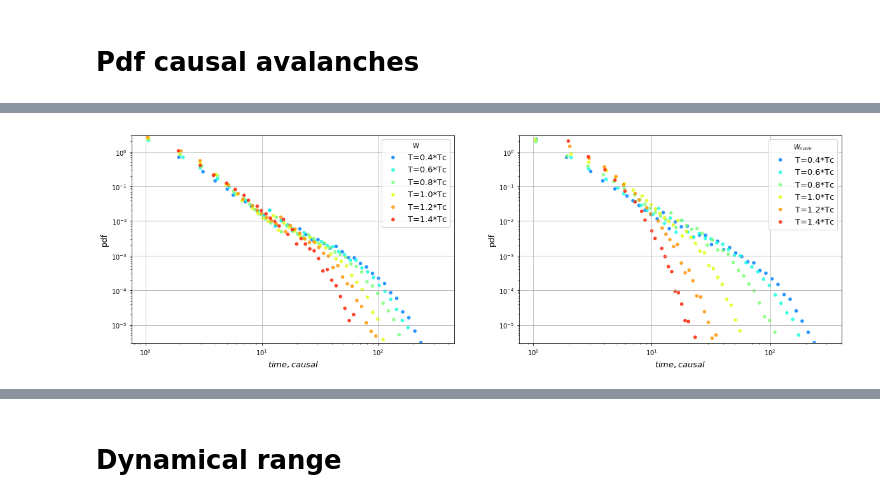
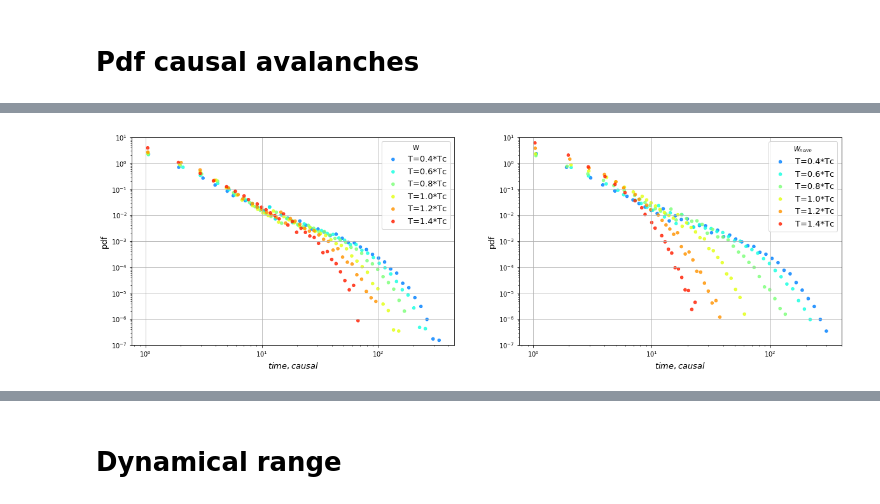
Before and after one commit to gbarzon/HTC_Mesoscopic_Brain, a Jupyter notebook: HTC_results_1.ipynb, the cells around one changed output, grey strips where cells are left out. Cells and saved outputs as stored; diff of their text form; code cells hidden in the pictures.

```diff
--- a/HTC_results_1.ipynb
+++ b/HTC_results_1.ipynb
@@ -65,5 +125,4 @@ plotter.plot_pdf(mod, 'size_causal', Nbins=None, yrange=[3e-6, 3], scale='loglog
 # %%
-plotter.plot_pdf(mod, 'time_causal', Nbins=None, yrange=[3e-6, 3], scale='loglog')
-#plotter.plot_pdf(mod, 'time_causal', Nbins=None, yrange=[3e-6, 3], scale='log')
+plotter.plot_pdf(mod, 'time_causal', Nbins=None, yrange=[1e-7, 1e1], scale='loglog')
 # %% [output]
-[figure, old version]
+[figure, new version]
```
Also changed, not shown: parts of 3 cells of this notebook, 3 other files.
